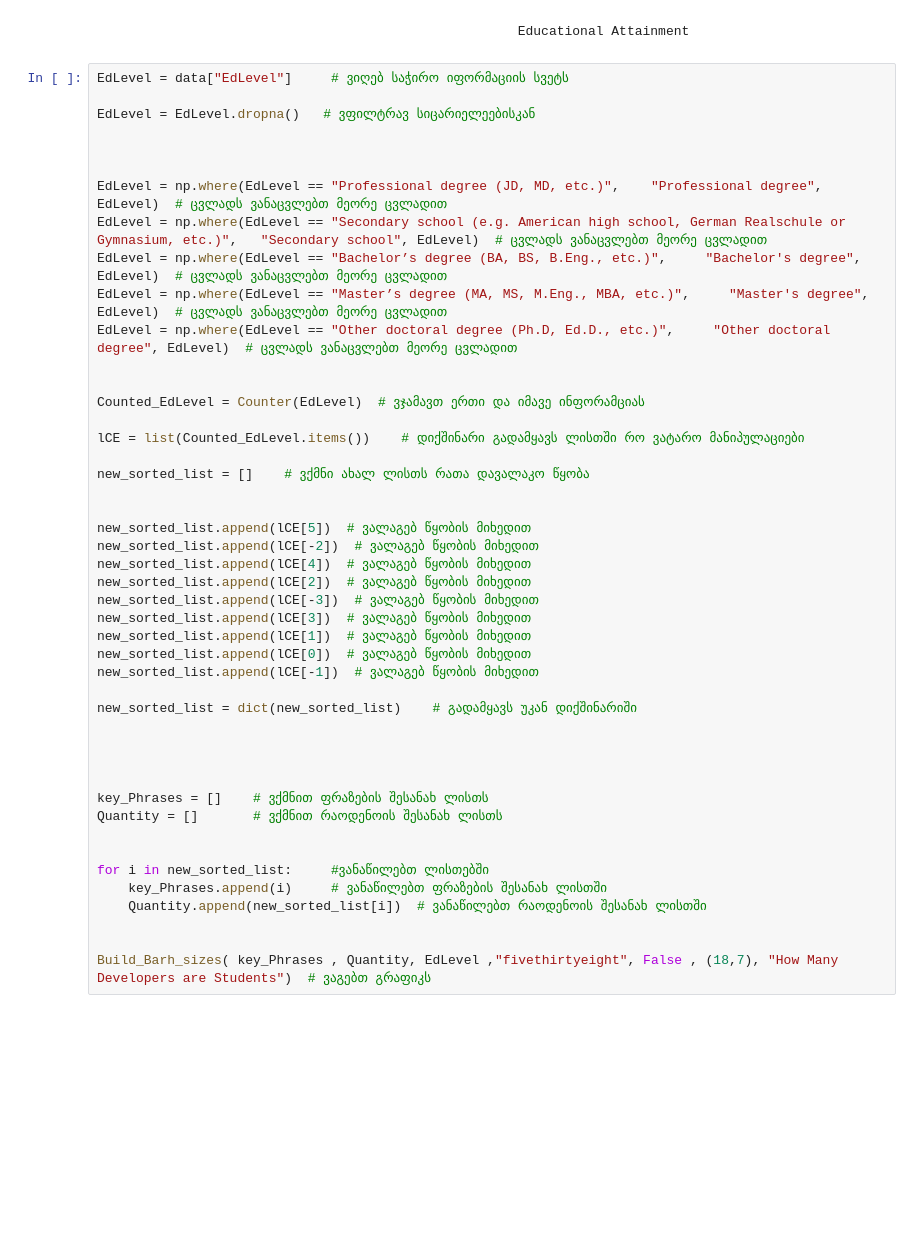
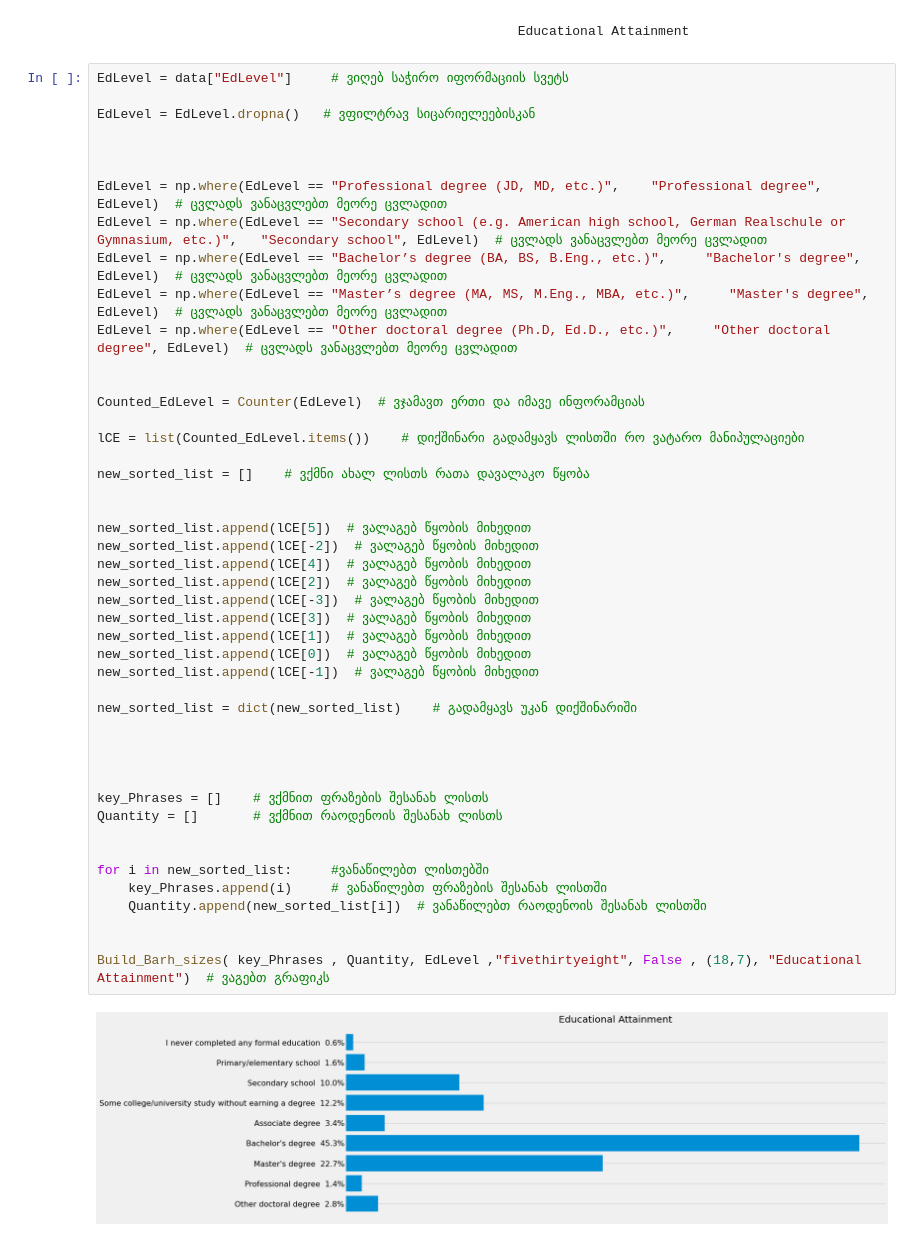
Before and after one commit to anri-Tvalabeishvili/Stackoverflow-Survey-Analysis, a Jupyter notebook: Project.ipynb, the cells around one changed output. Cells and saved outputs as stored; diff of their text form; blank space fills up the shorter version.

```diff
--- a/Project.ipynb
+++ b/Project.ipynb
@@ -728,31 +778,33 @@ Counted_EdLevel = Counter(EdLevel)  # ვჯამავთ ერთი და
 
 lCE = list(Counted_EdLevel.items())    # დიქშინარი გადამყავს ლისთში რო ვატარო მანიპულაციები
 
 new_sorted_list = []    # ვქმნი ახალ ლისთს რათა დავალაკო წყობა
 
 
 new_sorted_list.append(lCE[5])  # ვალაგებ წყობის მიხედით
 new_sorted_list.append(lCE[-2])  # ვალაგებ წყობის მიხედით
 new_sorted_list.append(lCE[4])  # ვალაგებ წყობის მიხედით
 new_sorted_list.append(lCE[2])  # ვალაგებ წყობის მიხედით
 new_sorted_list.append(lCE[-3])  # ვალაგებ წყობის მიხედით
 new_sorted_list.append(lCE[3])  # ვალაგებ წყობის მიხედით
 new_sorted_list.append(lCE[1])  # ვალაგებ წყობის მიხედით
 new_sorted_list.append(lCE[0])  # ვალაგებ წყობის მიხედით
 new_sorted_list.append(lCE[-1])  # ვალაგებ წყობის მიხედით
 
 new_sorted_list = dict(new_sorted_list)    # გადამყავს უკან დიქშინარიში
 
 
 
 
 key_Phrases = []    # ვქმნით ფრაზების შესანახ ლისთს
 Quantity = []       # ვქმნით რაოდენოის შესანახ ლისთს
 
 
 for i in new_sorted_list:     #ვანაწილებთ ლისთებში
     key_Phrases.append(i)     # ვანაწილებთ ფრაზების შესანახ ლისთში
     Quantity.append(new_sorted_list[i])  # ვანაწილებთ რაოდენოის შესანახ ლისთში
 
 
-Build_Barh_sizes( key_Phrases , Quantity, EdLevel ,"fivethirtyeight", False , (18,7), "How Many Developers are Students")  # ვაგებთ გრაფიკს
+Build_Barh_sizes( key_Phrases , Quantity, EdLevel ,"fivethirtyeight", False , (18,7), "Educational Attainment")  # ვაგებთ გრაფიკს
+# %% [output]
+[figure, added]
```
Also changed, not shown: parts of 26 cells of this notebook, 1 other file.
